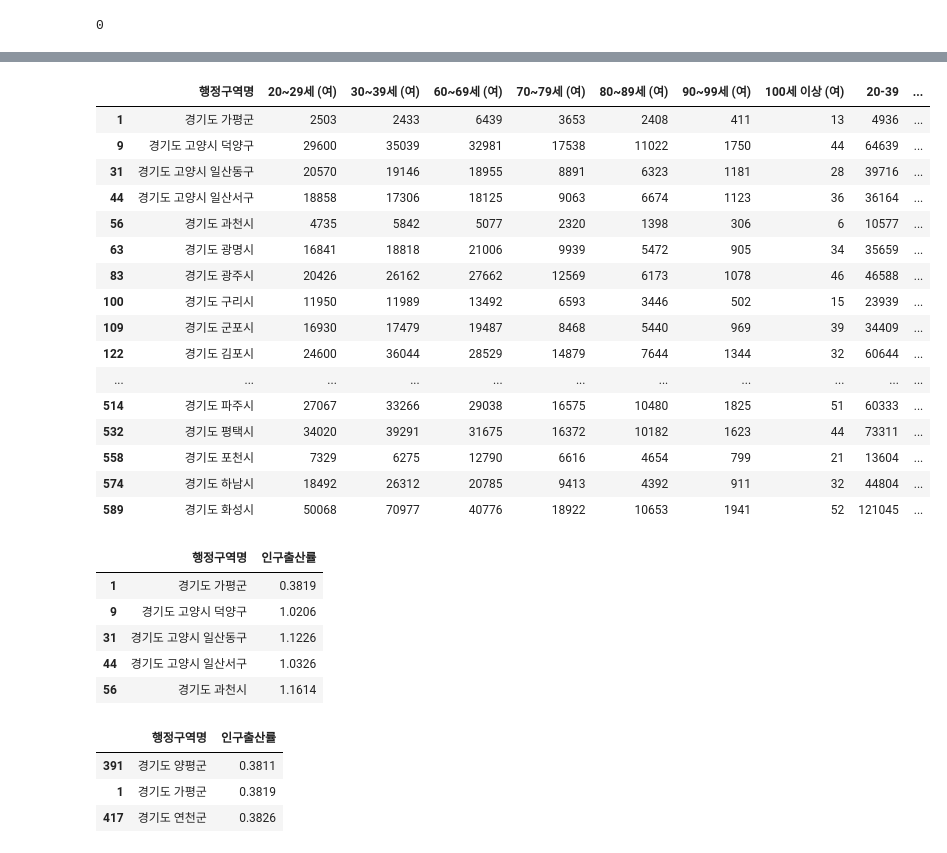
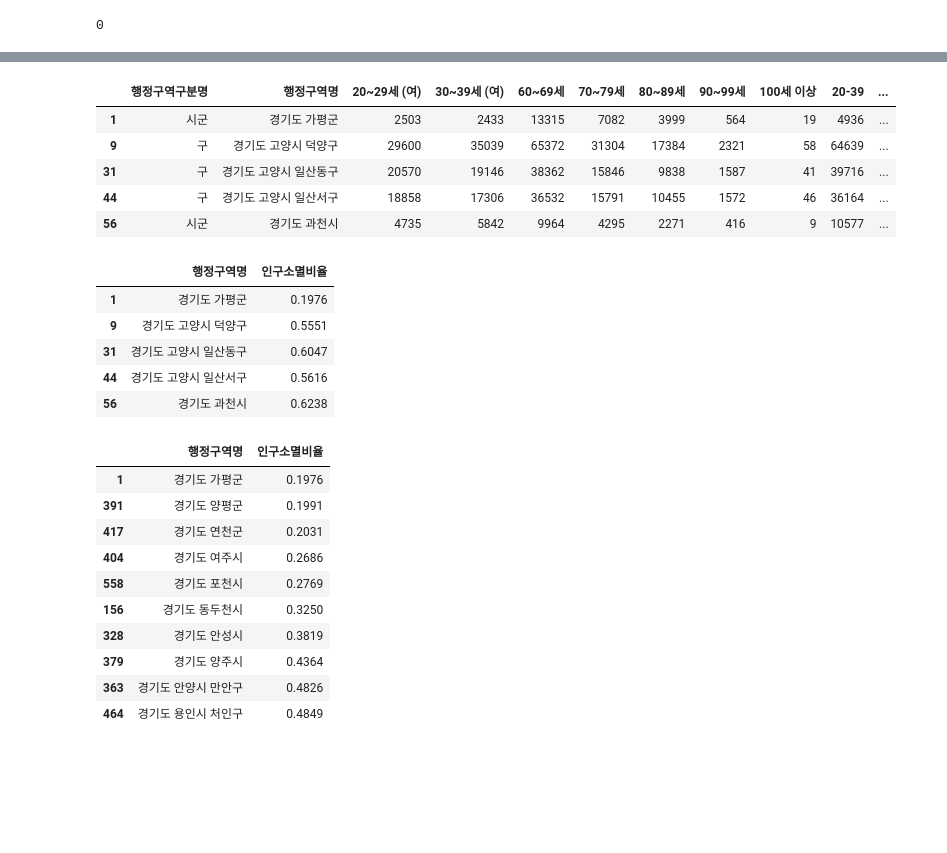
Before and after one commit to ssmpet/DataAnalysis_Lecture-2023.04, a Jupyter notebook: 02.Pandas/10.시계열.ipynb, the cells around one changed output, grey strips where cells are left out. Cells and saved outputs as stored; diff of their text form; code cells hidden in the pictures; blank space fills up the shorter version.

```diff
--- a/02.Pandas/10.시계열.ipynb
+++ b/02.Pandas/10.시계열.ipynb
@@ -157,0 +195,5 @@ pop.head()
+# %%
+pop['20-39'] = pop.iloc[:, 2:4].sum(axis=1)
+pop['60이상'] = pop.iloc[:, 4:9].sum(axis=1)
+pop.head()
+# [pop.iloc[:, 1:3].sum(axis=1), pop.iloc[:, 3:].sum(axis=1)]
@@ -158,3 +207,5 @@ pop.head()
 # %%
-pop = pop[['행정구역명', '20~29세 (여)', '30~39세 (여)', '60~69세 (여)', '70~79세 (여)', '80~89세 (여)', '90~99세 (여)', '100세 이상 (여)']]
-pop.head()
+type(pop.iloc[1, 1])
+pop['인구소멸비율'] = (pop.iloc[:, 2:4].sum(axis=1) / pop.iloc[:, 4:9].sum(axis=1)).round(4)
+
+# pop[[pop['20~29세 (여)', '30~39세 (여)'].sum(), pop['60~69세 (여)', '70~79세 (여)', '80~89세 (여)', '90~99세 (여)', '100세 이상 (여)'].sum()]]
@@ -168,5 +211,0 @@ pop.head()
-# %%
-pop['20-39'] = pop.iloc[:, 1:3].sum(axis=1)
-pop['60이상'] = pop.iloc[:, 3:8].sum(axis=1)
-pop
-# [pop.iloc[:, 1:3].sum(axis=1), pop.iloc[:, 3:].sum(axis=1)]
@@ -191,44 +212,35 @@ pop
-# %%
-type(pop.iloc[1, 1])
-pop['인구출산률'] = (pop.iloc[:, 1:3].sum(axis=1) / pop.iloc[:, 3:8].sum(axis=1)).round(4)
-
-# pop[[pop['20~29세 (여)', '30~39세 (여)'].sum(), pop['60~69세 (여)', '70~79세 (여)', '80~89세 (여)', '90~99세 (여)', '100세 이상 (여)'].sum()]]
 # %%
-pop
+pop.head()
 # %% [output]
-|  | 행정구역명 | 20~29세 (여) | 30~39세 (여) | 60~69세 (여) | 70~79세 (여) | 80~89세 (여) | 90~99세 (여) | 100세 이상 (여) | 20-39 | ... |
-| 1 | 경기도 가평군 | 2503 | 2433 | 6439 | 3653 | 2408 | 411 | 13 | 4936 | ... |
-| 9 | 경기도 고양시 덕양구 | 29600 | 35039 | 32981 | 17538 | 11022 | 1750 | 44 | 64639 | ... |
-| 31 | 경기도 고양시 일산동구 | 20570 | 19146 | 18955 | 8891 | 6323 | 1181 | 28 | 39716 | ... |
-| 44 | 경기도 고양시 일산서구 | 18858 | 17306 | 18125 | 9063 | 6674 | 1123 | 36 | 36164 | ... |
-| 56 | 경기도 과천시 | 4735 | 5842 | 5077 | 2320 | 1398 | 306 | 6 | 10577 | ... |
-| 63 | 경기도 광명시 | 16841 | 18818 | 21006 | 9939 | 5472 | 905 | 34 | 35659 | ... |
-| 83 | 경기도 광주시 | 20426 | 26162 | 27662 | 12569 | 6173 | 1078 | 46 | 46588 | ... |
-| 100 | 경기도 구리시 | 11950 | 11989 | 13492 | 6593 | 3446 | 502 | 15 | 23939 | ... |
-| 109 | 경기도 군포시 | 16930 | 17479 | 19487 | 8468 | 5440 | 969 | 39 | 34409 | ... |
-| 122 | 경기도 김포시 | 24600 | 36044 | 28529 | 14879 | 7644 | 1344 | 32 | 60644 | ... |
-| ... | ... | ... | ... | ... | ... | ... | ... | ... | ... | ... |
-| 514 | 경기도 파주시 | 27067 | 33266 | 29038 | 16575 | 10480 | 1825 | 51 | 60333 | ... |
-| 532 | 경기도 평택시 | 34020 | 39291 | 31675 | 16372 | 10182 | 1623 | 44 | 73311 | ... |
-| 558 | 경기도 포천시 | 7329 | 6275 | 12790 | 6616 | 4654 | 799 | 21 | 13604 | ... |
-| 574 | 경기도 하남시 | 18492 | 26312 | 20785 | 9413 | 4392 | 911 | 32 | 44804 | ... |
-| 589 | 경기도 화성시 | 50068 | 70977 | 40776 | 18922 | 10653 | 1941 | 52 | 121045 | ... |
+|  | 행정구역구분명 | 행정구역명 | 20~29세 (여) | 30~39세 (여) | 60~69세 | 70~79세 | 80~89세 | 90~99세 | 100세 이상 | 20-39 | ... |
+| 1 | 시군 | 경기도 가평군 | 2503 | 2433 | 13315 | 7082 | 3999 | 564 | 19 | 4936 | ... |
+| 9 | 구 | 경기도 고양시 덕양구 | 29600 | 35039 | 65372 | 31304 | 17384 | 2321 | 58 | 64639 | ... |
+| 31 | 구 | 경기도 고양시 일산동구 | 20570 | 19146 | 38362 | 15846 | 9838 | 1587 | 41 | 39716 | ... |
+| 44 | 구 | 경기도 고양시 일산서구 | 18858 | 17306 | 36532 | 15791 | 10455 | 1572 | 46 | 36164 | ... |
+| 56 | 시군 | 경기도 과천시 | 4735 | 5842 | 9964 | 4295 | 2271 | 416 | 9 | 10577 | ... |
 # %%
-pop = pop[['행정구역명', '인구출산률']]
+pop = pop[['행정구역명', '인구소멸비율']]
 pop.head()
 # %% [output]
-|  | 행정구역명 | 인구출산률 |
-| 1 | 경기도 가평군 | 0.3819 |
-| 9 | 경기도 고양시 덕양구 | 1.0206 |
-| 31 | 경기도 고양시 일산동구 | 1.1226 |
-| 44 | 경기도 고양시 일산서구 | 1.0326 |
-| 56 | 경기도 과천시 | 1.1614 |
+|  | 행정구역명 | 인구소멸비율 |
+| 1 | 경기도 가평군 | 0.1976 |
+| 9 | 경기도 고양시 덕양구 | 0.5551 |
+| 31 | 경기도 고양시 일산동구 | 0.6047 |
+| 44 | 경기도 고양시 일산서구 | 0.5616 |
+| 56 | 경기도 과천시 | 0.6238 |
 # %%
-pop[pop.인구출산률 <= 0.5].sort_values('인구출산률')
+pop[pop.인구소멸비율 <= 0.5].sort_values('인구소멸비율').head(10)
 # %% [output]
-|  | 행정구역명 | 인구출산률 |
-| 391 | 경기도 양평군 | 0.3811 |
-| 1 | 경기도 가평군 | 0.3819 |
-| 417 | 경기도 연천군 | 0.3826 |
+|  | 행정구역명 | 인구소멸비율 |
+| 1 | 경기도 가평군 | 0.1976 |
+| 391 | 경기도 양평군 | 0.1991 |
+| 417 | 경기도 연천군 | 0.2031 |
+| 404 | 경기도 여주시 | 0.2686 |
+| 558 | 경기도 포천시 | 0.2769 |
+| 156 | 경기도 동두천시 | 0.3250 |
+| 328 | 경기도 안성시 | 0.3819 |
+| 379 | 경기도 양주시 | 0.4364 |
+| 363 | 경기도 안양시 만안구 | 0.4826 |
+| 464 | 경기도 용인시 처인구 | 0.4849 |
 # %%
 #pop.sort_values('인구출산률', ascending=True).head(10)
```
Also changed, not shown: parts of 13 cells of this notebook, 6 other files.
